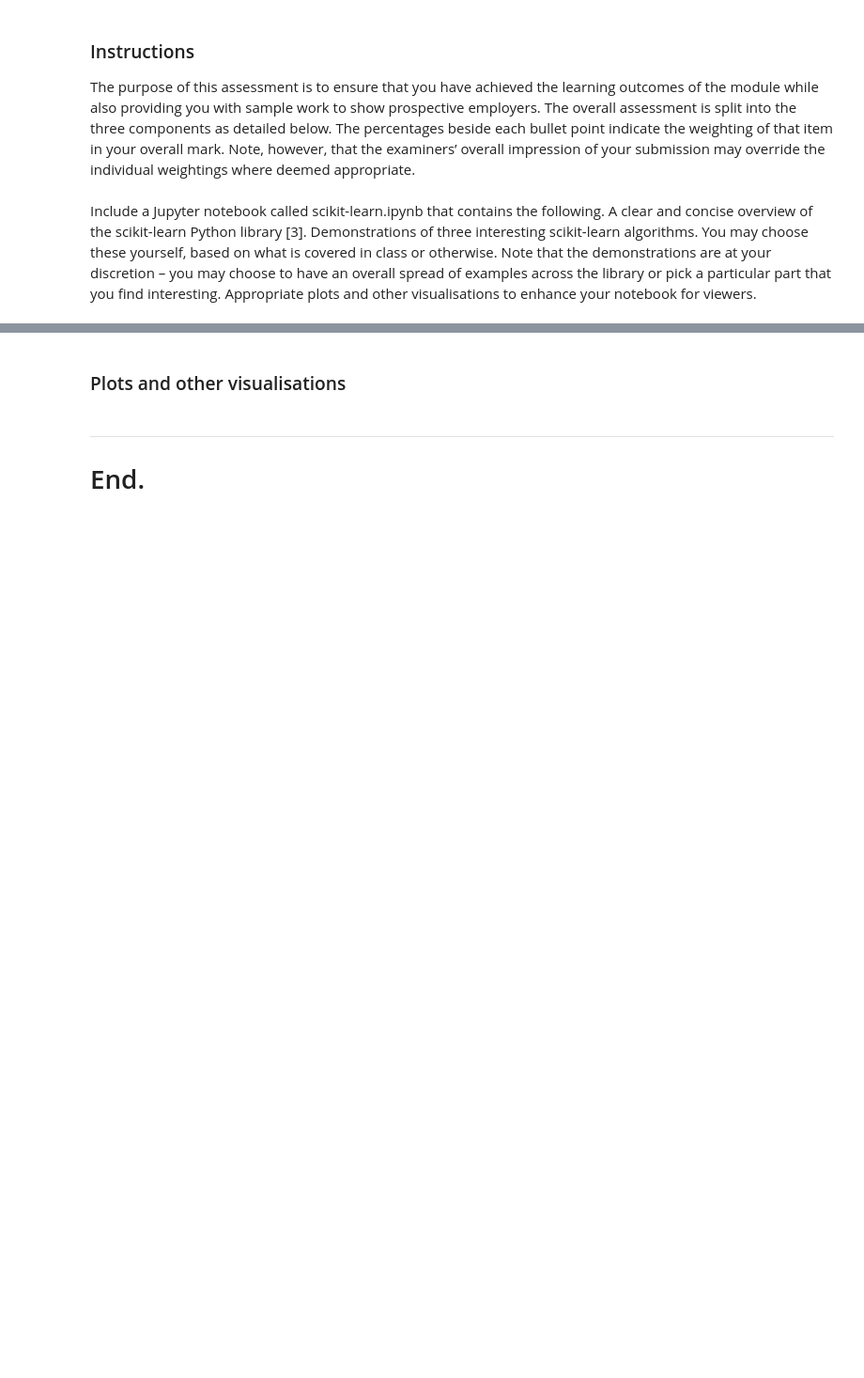
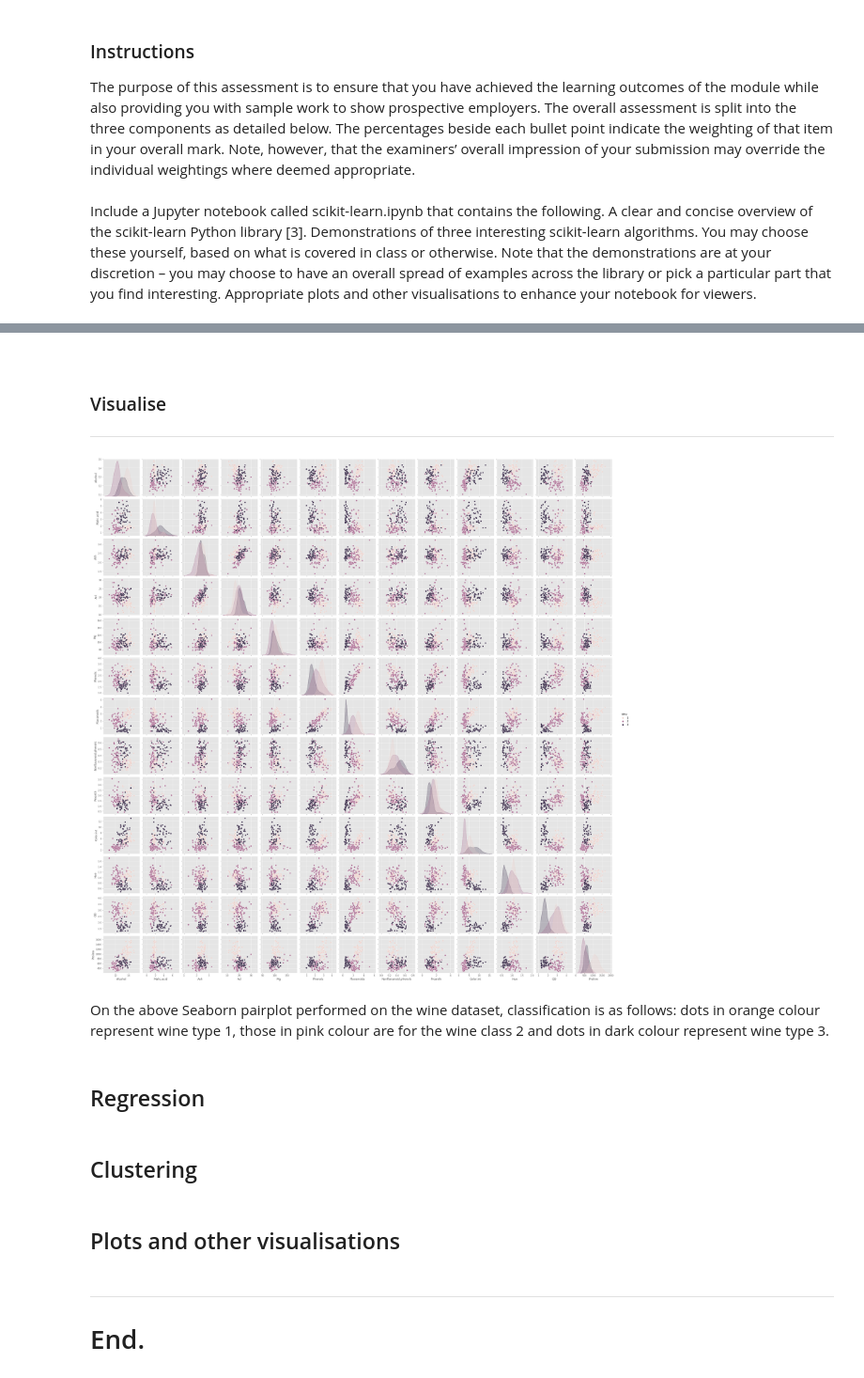
Before and after one commit to Samjean2020/machine-learning-and-statistics-project-winter-21-22, a Jupyter notebook: scikit-learn.ipynb, the cells around one changed output, grey strips where cells are left out. Shown at 94% size. Saved outputs shown, nothing was run; the diff lists cells and outputs as text; code cells hidden in the pictures; blank space fills up the shorter version.

```diff
--- a/scikit-learn.ipynb
+++ b/scikit-learn.ipynb
@@ -51,0 +99,6 @@ Classification involves categorising an object; its applications comprise spam d
+# %%
+# Standard plot size.
+plt.rcParams['figure.figsize'] = (20, 10)
+
+# Standard colour scheme.
+plt.style.use('ggplot')
@@ -51,0 +111,3 @@ Classification involves categorising an object; its applications comprise spam d
+# %%
+# Load the wine data set from a URL.
+df = pd.read_csv ("https://gist.githubusercontent.com/tijptjik/9408623/raw/b237fa5848349a14a14e5d4107dc7897c21951f5/wine.csv")
@@ -52,5 +144,22 @@ Classification involves categorising an object; its applications comprise spam d
+# %% [markdown]
+<br>
+
+### Visualise
+
+***
+# %%
+# Scatter plots and kdes.
+sns.pairplot(df, hue='Wine');
+# %% [output]
+[figure, added]
+# %% [markdown]
+On the above Seaborn pairplot performed on the wine dataset, classification is as follows: dots in orange colour represent wine type 1, those in pink colour are for the wine class 2 and dots in dark colour represent wine type 3.
+# %% [markdown]
+## Regression
+# %% [markdown]
+## Clustering
 # %% [markdown]
-### Plots and other visualisations
+## Plots and other visualisations
 # %% [markdown]
 ***
 # End.
```
Also changed, not shown: parts of 15 cells of this notebook.
